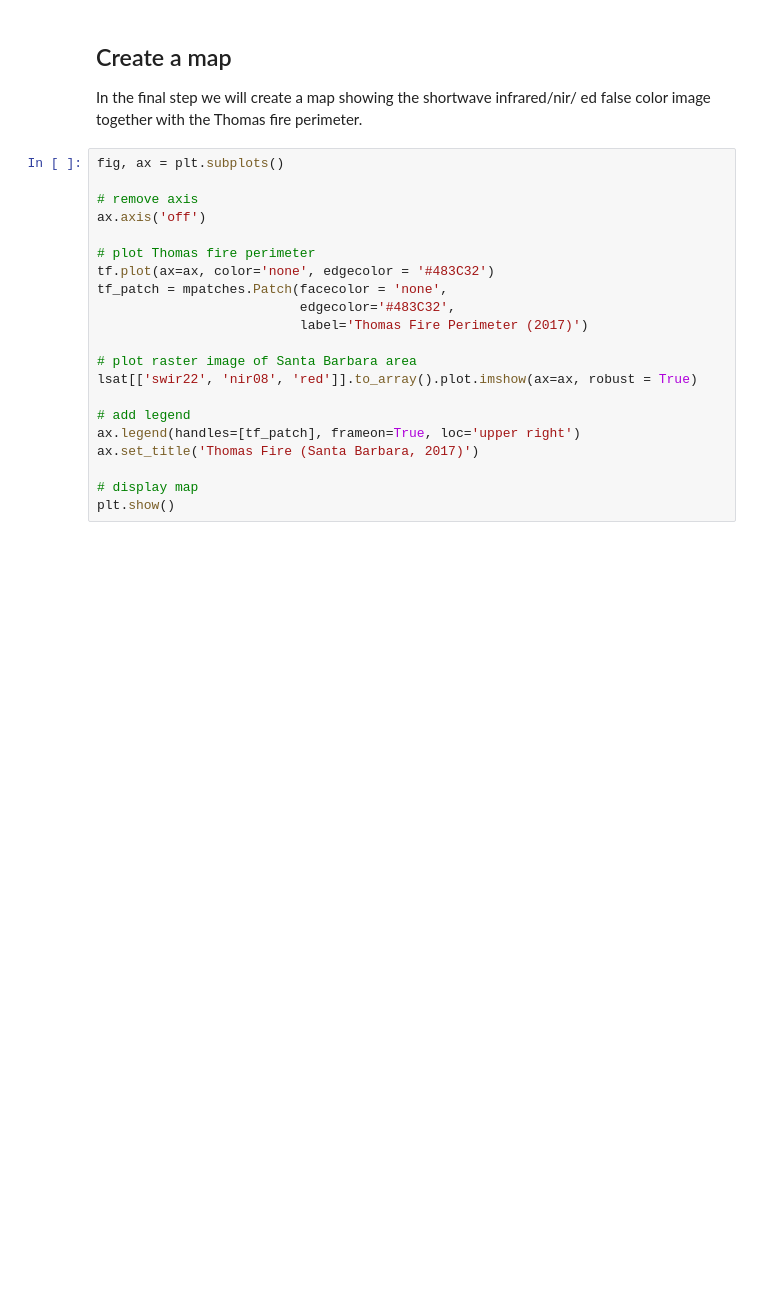
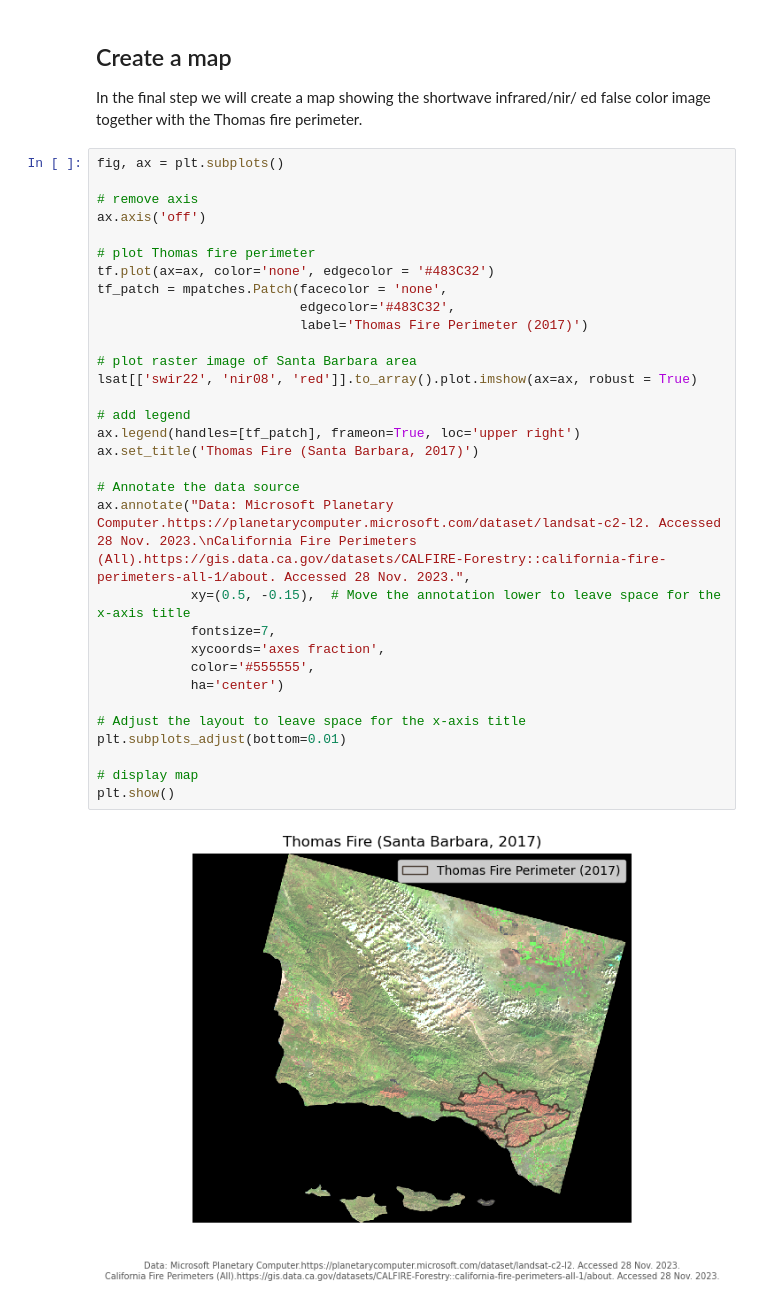
Before and after one commit to oksanaprotsukha/thomasfire_aqi_analysis, a Jupyter notebook: thomasfire_aqi_analysis.ipynb, the cells around one changed output. Saved outputs shown, nothing was run; the diff lists cells and outputs as text; blank space fills up the shorter version.

```diff
--- a/thomasfire_aqi_analysis.ipynb
+++ b/thomasfire_aqi_analysis.ipynb
@@ -404,21 +432,34 @@ In the final step we will create a map showing the shortwave infrared/nir/ ed fa
 # %%
 fig, ax = plt.subplots()
 
 # remove axis
 ax.axis('off')
 
 # plot Thomas fire perimeter
 tf.plot(ax=ax, color='none', edgecolor = '#483C32')
 tf_patch = mpatches.Patch(facecolor = 'none',
                           edgecolor='#483C32',
                           label='Thomas Fire Perimeter (2017)')
 
 # plot raster image of Santa Barbara area
 lsat[['swir22', 'nir08', 'red']].to_array().plot.imshow(ax=ax, robust = True)
 
 # add legend
 ax.legend(handles=[tf_patch], frameon=True, loc='upper right')
 ax.set_title('Thomas Fire (Santa Barbara, 2017)')
 
+# Annotate the data source
+ax.annotate("Data: Microsoft Planetary Computer.https://planetarycomputer.microsoft.com/dataset/landsat-c2-l2. Accessed 28 Nov. 2023.\nCalifornia Fire Perimeters (All).https://gis.data.ca.gov/datasets/CALFIRE-Forestry::california-fire-perimeters-all-1/about. Accessed 28 Nov. 2023.",
+            xy=(0.5, -0.15),  # Move the annotation lower to leave space for the x-axis title
+            fontsize=7,
+            xycoords='axes fraction',
+            color='#555555',
+            ha='center')
+
+# Adjust the layout to leave space for the x-axis title
+plt.subplots_adjust(bottom=0.01)
+
 # display map
 plt.show()
+# %% [output]
+[figure, added]
```
Also changed, not shown: parts of 5 cells of this notebook, 1 other file.
